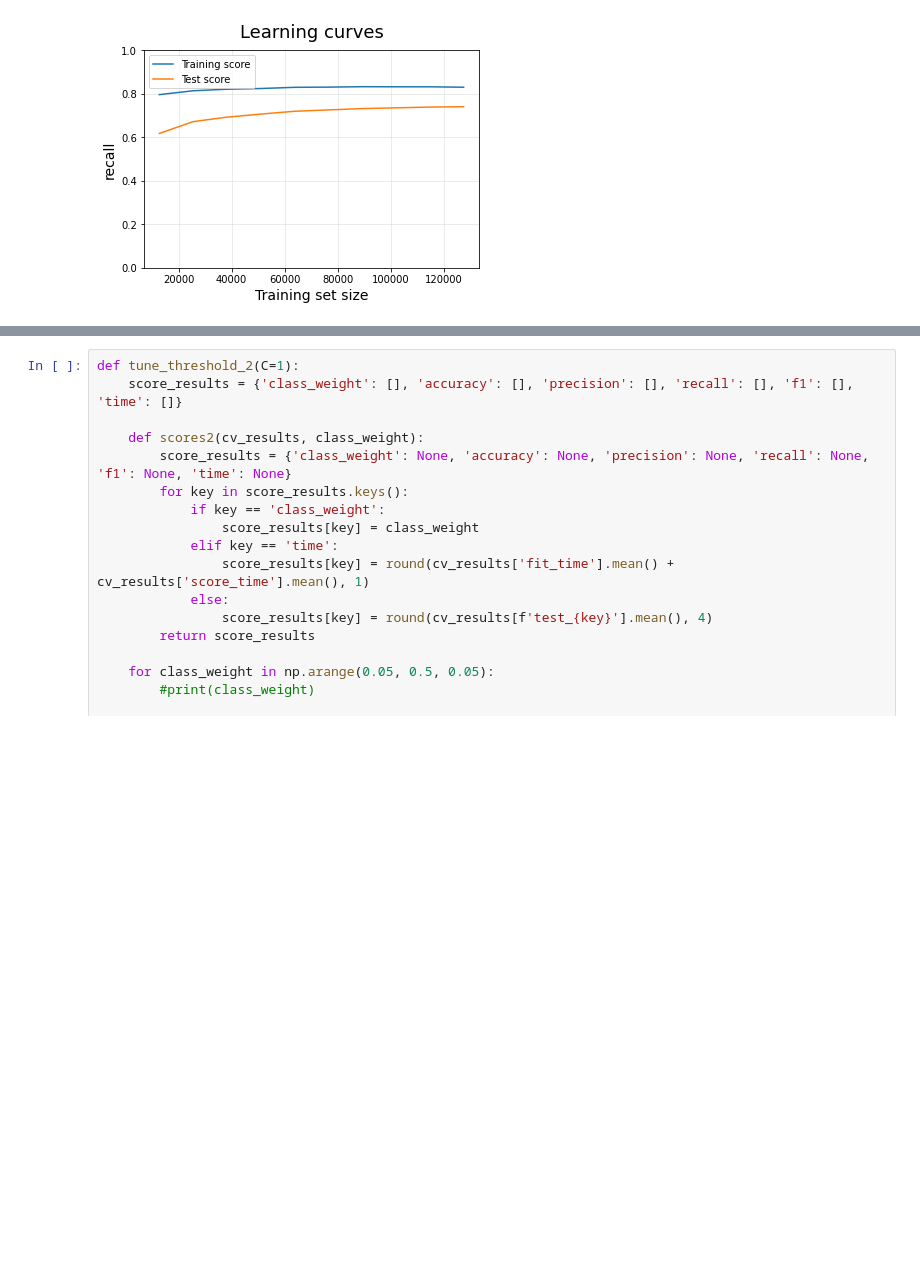
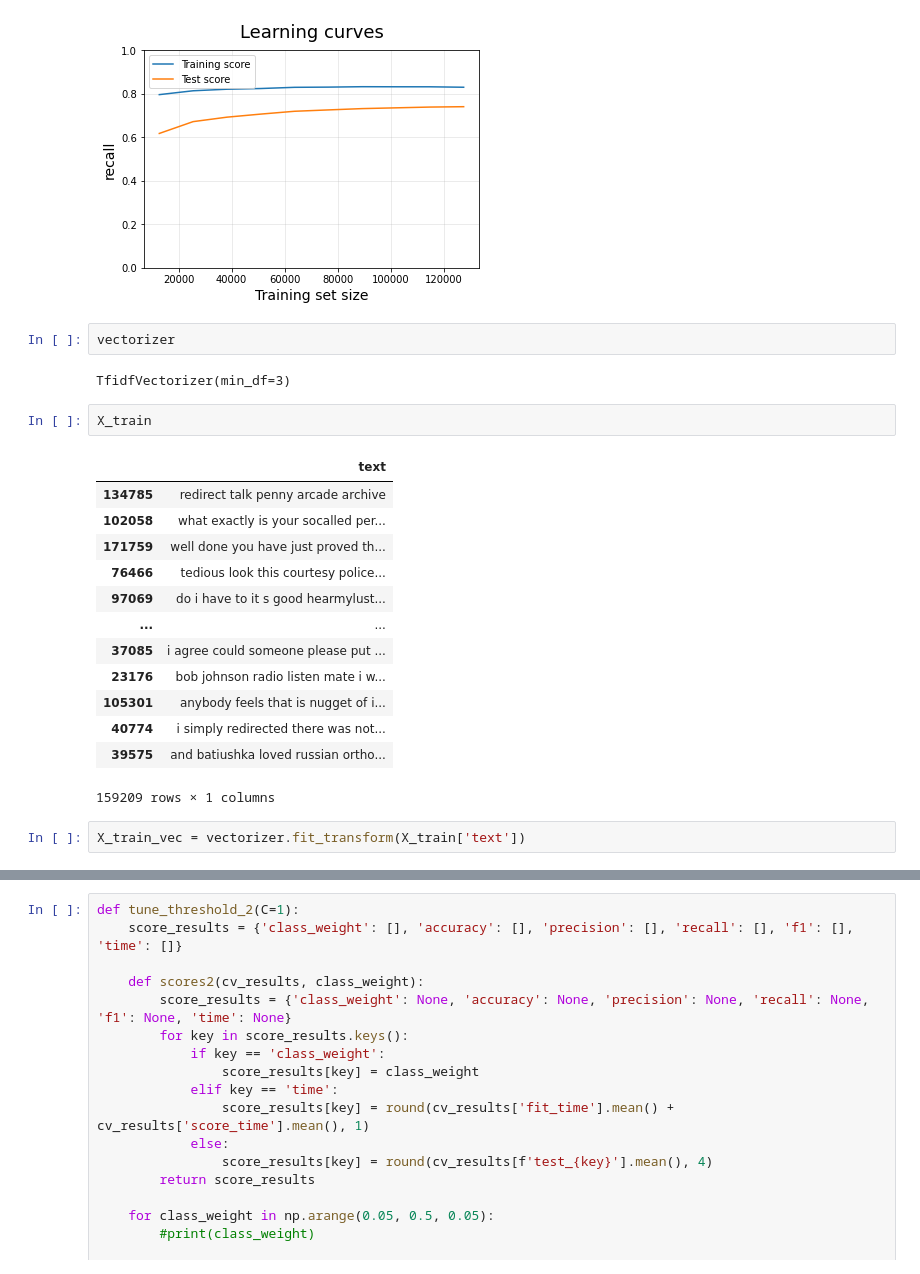
Before and after one commit to juanpedrobesenyi/cyberbullying, a Jupyter notebook: notebooks/pjcopado/04_machine_learning_tunning-Copy1.ipynb, the cells around one changed output, grey strips where cells are left out. Drawn from its saved outputs; the diff is of its cells as text; blank space fills up the shorter version.

```diff
--- a/notebooks/pjcopado/04_machine_learning_tunning-Copy1.ipynb
+++ b/notebooks/pjcopado/04_machine_learning_tunning-Copy1.ipynb
@@ -443,3 +481,25 @@ plt.grid(alpha=0.3)
 plt.legend();
 # %% [output]
 [figure]
+# %%
+vectorizer
+# %% [output]
+TfidfVectorizer(min_df=3)
+# %%
+X_train
+# %% [output]
+|  | text |
+| 134785 | redirect talk penny arcade archive |
+| 102058 | what exactly is your socalled per... |
+| 171759 | well done you have just proved th... |
+| 76466 | tedious look this courtesy police... |
+| 97069 | do i have to it s good hearmylust... |
+| ... | ... |
+| 37085 | i agree could someone please put ... |
+| 23176 | bob johnson radio listen mate i w... |
+| 105301 | anybody feels that is nugget of i... |
+| 40774 | i simply redirected there was not... |
+| 39575 | and batiushka loved russian ortho... |
+159209 rows × 1 columns
+# %%
+X_train_vec = vectorizer.fit_transform(X_train['text'])
```
Also changed, not shown: parts of 9 cells of this notebook, 4 other files.
